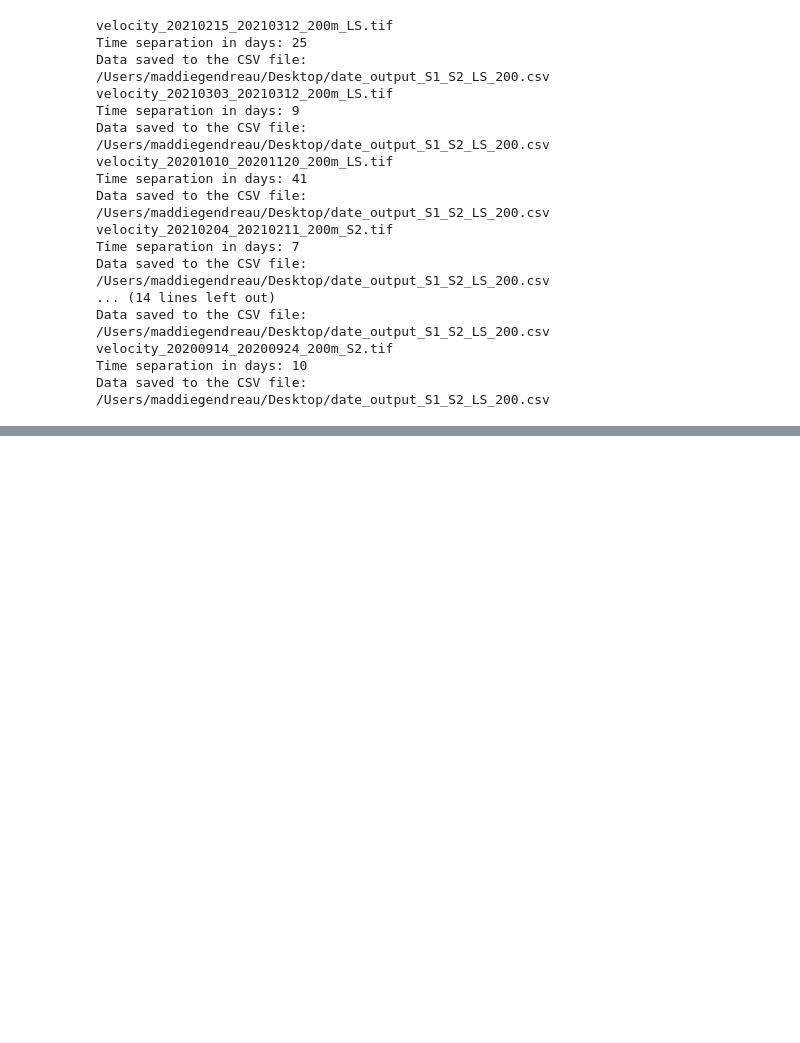
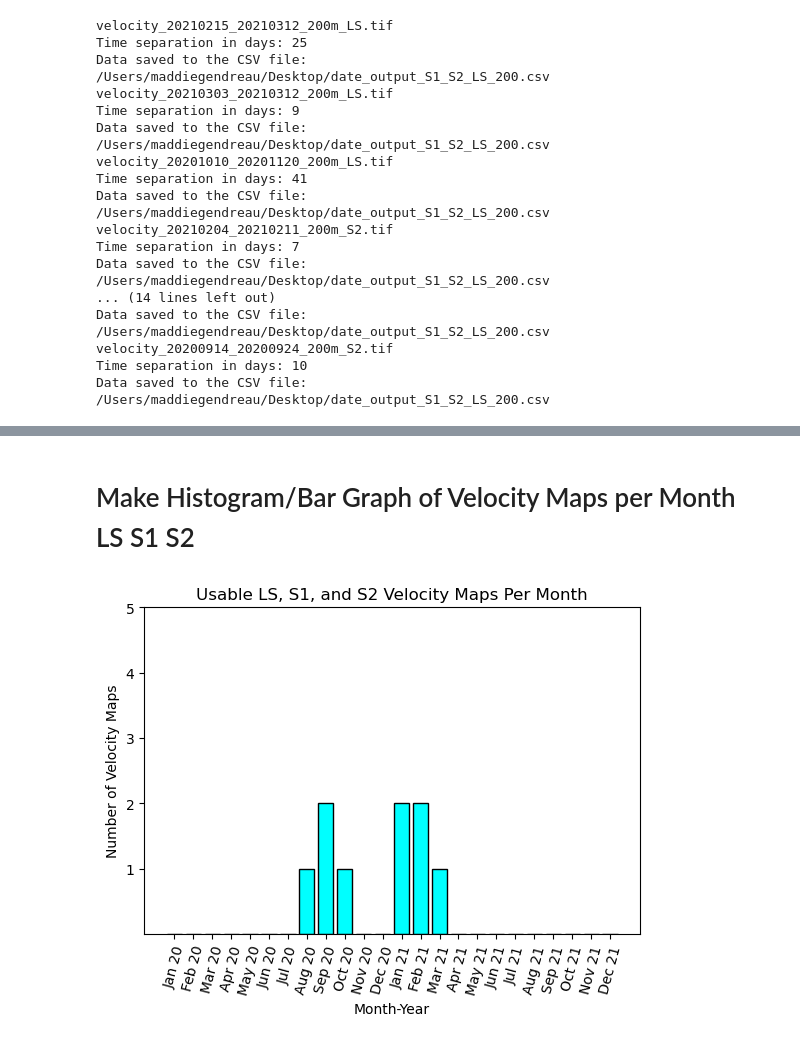
Before and after one commit to CryoGARS-Glaciology/planet_tile2img, a Jupyter notebook: Figure Generation Code.ipynb, the cells around one changed output, grey strips where cells are left out. Drawn from its saved outputs; the diff is of its cells as text; code cells hidden in the pictures; blank space fills up the shorter version.

```diff
--- a/Figure Generation Code.ipynb
+++ b/Figure Generation Code.ipynb
@@ -492,0 +441,24 @@ plt.savefig('/Users/maddiegendreau/Desktop/LS_S1_S2_Vmaps_Per_Month.png', dpi=30
+# %% [markdown]
+# Make Histogram/Bar Graph of Velocity Maps per Month LS S1 S2
+# %%
+fig, ax = plt.subplots()
+
+# Set the months, counts of bar graohs per month (corrosponding to their respective months), and the labels for the bars
+months = ['Jan 20', 'Feb 20', 'Mar 20', 'Apr 20', 'May 20', 'Jun 20', 'Jul 20', 'Aug 20', 'Sep 20', 'Oct 20', 'Nov 20', 'Dec 20', 'Jan 21', 'Feb 21', 'Mar 21', 'Apr 21', 'May 21', 'Jun 21', 'Jul 21', 'Aug 21', 'Sep 21', 'Oct 21', 'Nov 21', 'Dec 21']
+counts = [0, 0, 0, 0, 0, 0, 0, 1, 2, 1, 0, 0, 2, 2, 1, 0, 0, 0, 0, 0, 0, 0, 0, 0]
+bar_labels = ['Jan 20', 'Feb 20', 'Mar 20', 'Apr 20', 'May 20', 'Jun 20', 'Jul 20', 'Aug 20', 'Sep 20', 'Oct 20', 'Nov 20', 'Dec 20', 'Jan 21', 'Feb 21', 'Mar 21', 'Apr 21', 'May 21', 'Jun 21', 'Jul 21', 'Aug 21', 'Sep 21', 'Oct 21', 'Nov 21', 'Dec 21']
+
+# Build the Bar Graph
+ax.bar(months, counts, label=bar_labels, color ='cyan', edgecolor='black')
+ax.set_ylabel('Number of Velocity Maps')
+ax.set_yticks([1, 2, 3, 4, 5])
+ax.set_xlabel('Month-Year')
+ax.set_title('Usable LS, S1, and S2 Velocity Maps Per Month')
+plt.xticks(rotation = 75)
+plt.subplots_adjust(bottom=0.2)
+
+# Show or plot the figure
+# plt.show()
+plt.savefig('/Users/maddiegendreau/Desktop/LS_S1_S2_Vmaps_Per_Month.png', dpi=300)
+# %% [output]
+[figure, added]
```
Also changed, not shown: parts of 7 cells of this notebook.
